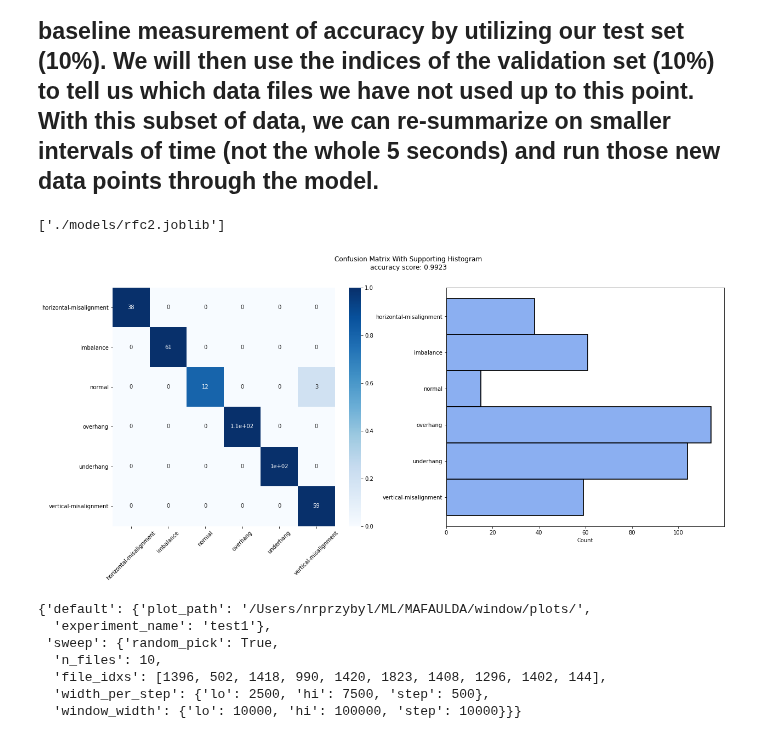
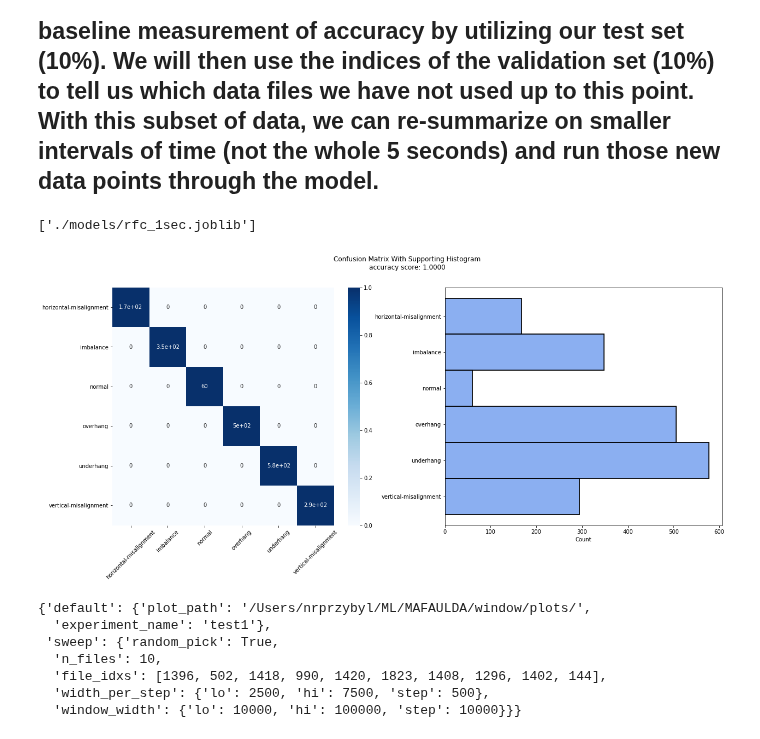
Before and after one commit to nprzybylski/window, a Jupyter notebook: sliding window.ipynb, the cells around one changed output. Cells and saved outputs as stored; diff of their text form; code cells hidden in the pictures.

```diff
--- a/sliding window.ipynb
+++ b/sliding window.ipynb
@@ -733,7 +733,7 @@ def sweep_window(config='/Users/nrprzybyl/ML/MAFAULDA/window/config/config.yaml'
     with open(f'{path}/out', 'w') as file:
         file.write(json.dumps(meta))
 # %%
-df = pd.read_csv('/Users/nrprzybyl/ML/MAFAULDA/data/complex_mafaulda_extended.csv')
+df = pd.read_csv('/Users/nrprzybyl/ML/MAFAULDA/data/complex_mafaulda_1sec.csv').drop('startPoint',axis=1)
 df.head()
 # %% [output]
 |  | axialUnderhang-Entropy | axialUnderhang-Kurtosis | axialUnderhang-Mean | axialUnderhang-F | axialUnderhang-2F | ... |
@@ -780,6 +764,6 @@ df[:1951]
 # %%
-X = df.loc[:1951].drop(columns=['class','path','CLASS'])
-y = df.loc[:1951]['class']
+X = df.drop(columns=['class','path','CLASS'])
+y = df['class']
 
 X_train, X_test, y_train, y_test = train_test_split(X, y, test_size=0.2,
                                                     shuffle=True, random_state=45,
@@ -808,22 +792,22 @@ idxs = [int(_) for _ in idxs]
 # %%
 # used by the confusion_hist_plot function
 target = 'class'
 
 # define the model
-# model = RandomForestClassifier(bootstrap=True)
+model = RandomForestClassifier(bootstrap=True)
 # fit the model with our training data
 model.fit(X_train,y_train)
 # try to predict the data points we set aside for testing
 preds = model.predict(X_test)
 
 #plot our results
 confusion_hist_plot(df=df,y_test=y_test,preds=preds,codes=classDict);
 
 #save our model
-joblib.dump(model, "./models/rfc2.joblib")
+joblib.dump(model, "./models/rfc_1sec.joblib")
 # %% [output]
-['./models/rfc2.joblib']
+['./models/rfc_1sec.joblib']
-[figure, old version]
+[figure, new version]
 # %%
 # load the model
 model = joblib.load('./models/rfc1.joblib')
```
Also changed, not shown: parts of 12 cells of this notebook, 4 other files.
